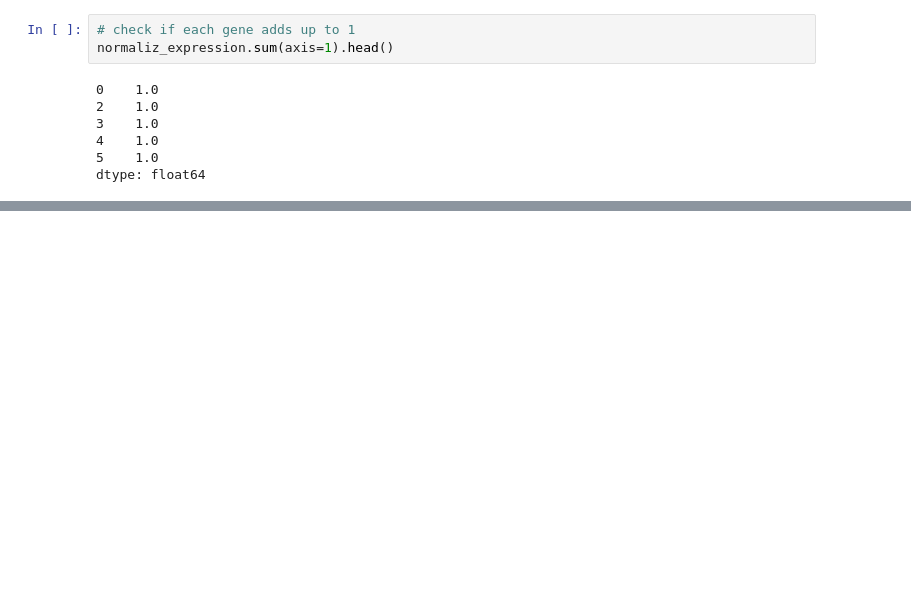
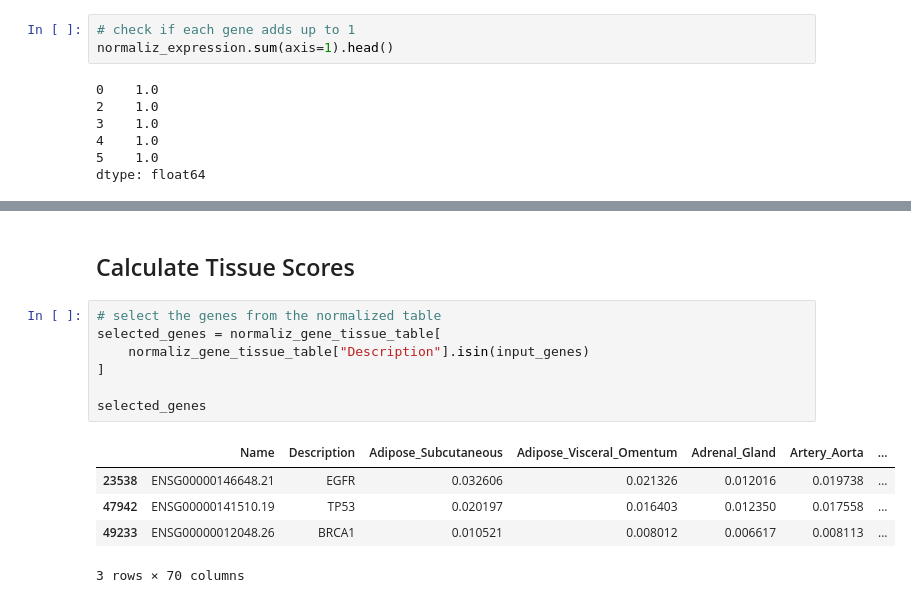
Before and after one commit to ElMehdi02/GTEx-gene-expression-research, a Jupyter notebook: notebook/data_exploration1.ipynb, the cells around one changed output, grey strips where cells are left out. Drawn from its saved outputs; the diff is of its cells as text; blank space fills up the shorter version.

```diff
--- a/notebook/data_exploration1.ipynb
+++ b/notebook/data_exploration1.ipynb
@@ -291,0 +292,15 @@ dtype: float64
+# %% [markdown]
+## Calculate Tissue Scores
+# %%
+# select the genes from the normalized table
+selected_genes = normaliz_gene_tissue_table[
+    normaliz_gene_tissue_table["Description"].isin(input_genes)
+]
+
+selected_genes
+# %% [output]
+|  | Name | Description | Adipose_Subcutaneous | Adipose_Visceral_Omentum | Adrenal_Gland | Artery_Aorta | ... |
+| 23538 | ENSG00000146648.21 | EGFR | 0.032606 | 0.021326 | 0.012016 | 0.019738 | ... |
+| 47942 | ENSG00000141510.19 | TP53 | 0.020197 | 0.016403 | 0.012350 | 0.017558 | ... |
+| 49233 | ENSG00000012048.26 | BRCA1 | 0.010521 | 0.008012 | 0.006617 | 0.008113 | ... |
+3 rows × 70 columns
```
Also changed, not shown: parts of 23 cells of this notebook.
